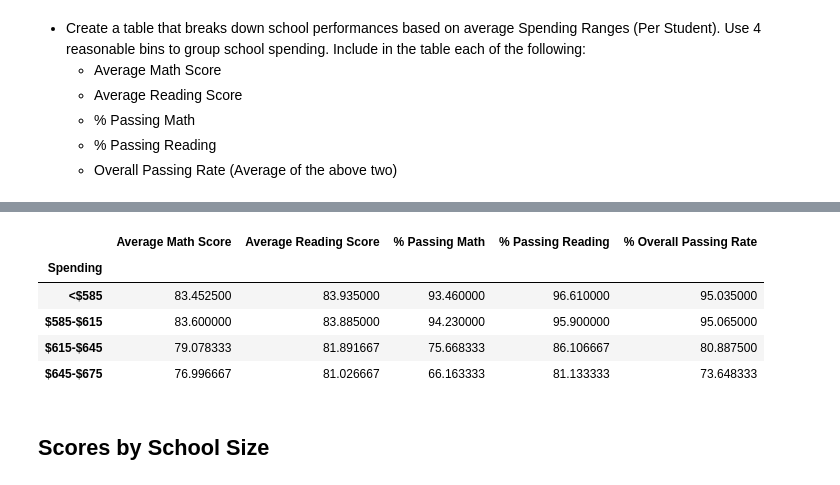
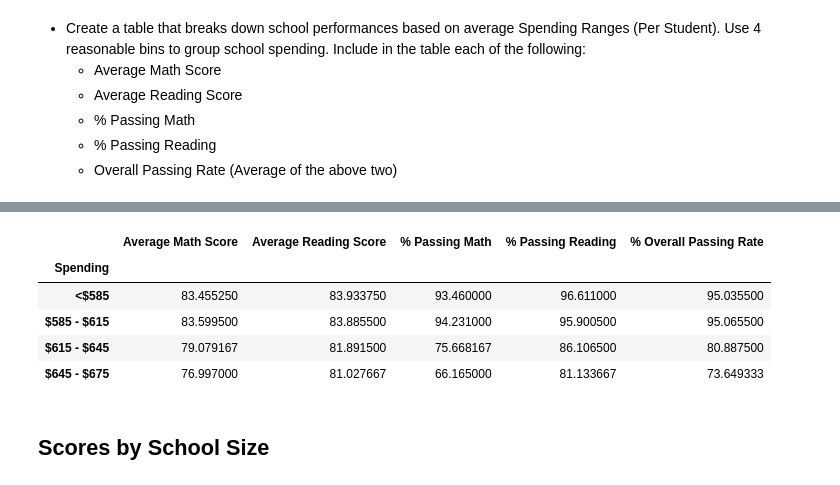
Before and after one commit to daniela-matos/school_performance_trends, a Jupyter notebook: PyCitySchools_starter.ipynb, the cells around one changed output, grey strips where cells are left out. Saved outputs shown, nothing was run; the diff lists cells and outputs as text; code cells hidden in the pictures.

```diff
--- a/PyCitySchools_starter.ipynb
+++ b/PyCitySchools_starter.ipynb
@@ -65,8 +73,8 @@ total_students_per_school = data_complete.groupby(["school_name"]).mean()["size"
 budget_per_school = data_complete.groupby(["school_name"]).mean()["budget"]
 budget_per_student = budget_per_school/total_students_per_school
 
-math_average_score_per_school = round(data_complete.groupby(["school_name"]).mean()["math_score"],2)
-reading_average_score_per_school = round(data_complete.groupby(["school_name"]).mean()["reading_score"],2)
+math_average_score_per_school = round(data_complete.groupby(["school_name"]).mean()["math_score"],3)
+reading_average_score_per_school = round(data_complete.groupby(["school_name"]).mean()["reading_score"],3)
 
 students_passed_math = data_complete[(data_complete["math_score"]>=70)]
 students_passed_math_per_school = students_passed_math.groupby(["school_name"]).count()["student_id"]
@@ -74,10 +82,10 @@ students_passed_math_per_school = students_passed_math.groupby(["school_name"]).
 students_passed_reading = data_complete[(data_complete["reading_score"]>=70)]
 students_passed_reading_per_school = students_passed_reading.groupby(["school_name"]).count()["student_id"]
 
-percentage_passed_math_per_school = round((students_passed_math_per_school/total_students_per_school)*100,2)
-percentage_passed_reading_per_school = round((students_passed_reading_per_school/total_students_per_school)*100,2)
+percentage_passed_math_per_school = round((students_passed_math_per_school/total_students_per_school)*100,3)
+percentage_passed_reading_per_school = round((students_passed_reading_per_school/total_students_per_school)*100,3)
 
-overall_passed_rate_per_school = (percentage_passed_math_per_school + percentage_passed_reading_per_school)/2
+overall_passed_rate_per_school = round((percentage_passed_math_per_school + percentage_passed_reading_per_school)/2,3)
 
 d3 = {
       "School Type":school_type,
@@ -90,5 +98,4 @@ d3 = {
       "% Passing Reading": percentage_passed_reading_per_school,
       "% Overall Passing Rate":overall_passed_rate_per_school
       }
-
 school_summary = pd.DataFrame(d3)
@@ -270,7 +269,6 @@ avg_reading_grade_per_school
 # create bins to categorise the schools based on budget per student
 
 y = pd.cut(x=school_summary["Budget per Student"], bins=[0, 585, 615, 645, 675],
-       labels=["<$585", "$585-$615", "$615-$645", "$645-$675"],
+       labels=["<$585", "$585 - $615", "$615 - $645", "$645 - $675"],
        right=False)
-school_summary = school_summary.assign(Spending=y)
-school_summary
+schools_spending = school_summary.assign(Spending=y)
@@ -294,19 +275,19 @@ school_summary
 # %%
-scores_by_school_spending = school_summary.groupby("Spending")\
+scores_by_school_spending = schools_spending.groupby("Spending")\
                         .mean()[\
                         ["Average Math Score" ,
                         "Average Reading Score",
                          "% Passing Math",
                          "% Passing Reading",
                          "% Overall Passing Rate" ]]
 scores_by_school_spending
 # %% [output]
 |  | Average Math Score | Average Reading Score | % Passing Math | % Passing Reading | % Overall Passing Rate |
 | Spending |  |  |  |  |  |
-| <$585 | 83.452500 | 83.935000 | 93.460000 | 96.610000 | 95.035000 |
-| $585-$615 | 83.600000 | 83.885000 | 94.230000 | 95.900000 | 95.065000 |
-| $615-$645 | 79.078333 | 81.891667 | 75.668333 | 86.106667 | 80.887500 |
-| $645-$675 | 76.996667 | 81.026667 | 66.163333 | 81.133333 | 73.648333 |
+| <$585 | 83.455250 | 83.933750 | 93.460000 | 96.611000 | 95.035500 |
+| $585 - $615 | 83.599500 | 83.885500 | 94.231000 | 95.900500 | 95.065500 |
+| $615 - $645 | 79.079167 | 81.891500 | 75.668167 | 86.106500 | 80.887500 |
+| $645 - $675 | 76.997000 | 81.027667 | 66.165000 | 81.133667 | 73.649333 |
 # %% [markdown]
 ## Scores by School Size
 # %% [markdown]
```
Also changed, not shown: parts of 24 cells of this notebook.
